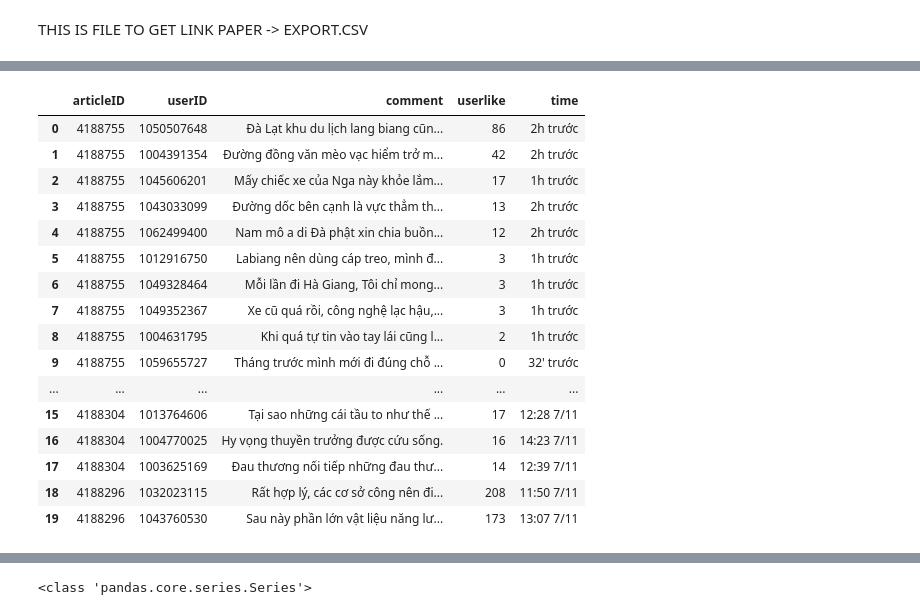
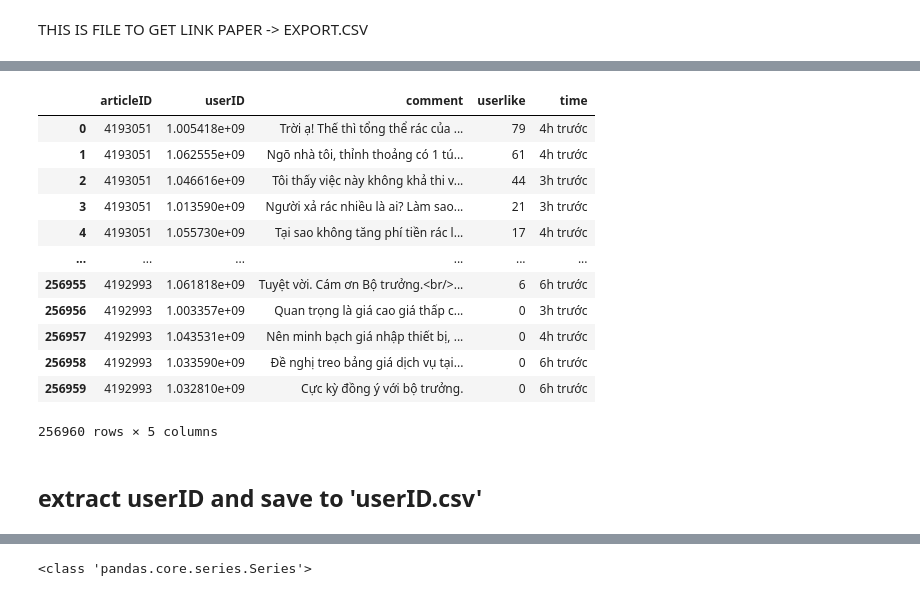
Before and after one commit to thuy4tbn99/crawl_vnexpress, a Jupyter notebook: scrapy_vnexpress/vnexpress/extract_itemcsv.ipynb, the cells around one changed output, grey strips where cells are left out. Drawn from its saved outputs; the diff is of its cells as text; code cells hidden in the pictures.

```diff
--- a/scrapy_vnexpress/vnexpress/extract_itemcsv.ipynb
+++ b/scrapy_vnexpress/vnexpress/extract_itemcsv.ipynb
@@ -47,25 +45,23 @@ Name: link, Length: 125, dtype: object
 # %%
 comment_data = pd.read_csv('./comment_article.csv')
 # %%
-comment_data.head(20)
+comment_data
 # %% [output]
 |  | articleID | userID | comment | userlike | time |
-| 0 | 4188755 | 1050507648 | Đà Lạt khu du lịch lang biang cũn... | 86 | 2h trước |
-| 1 | 4188755 | 1004391354 | Đường đồng văn mèo vạc hiểm trở m... | 42 | 2h trước |
-| 2 | 4188755 | 1045606201 | Mấy chiếc xe của Nga này khỏe lắm... | 17 | 1h trước |
-| 3 | 4188755 | 1043033099 | Đường dốc bên cạnh là vực thẳm th... | 13 | 2h trước |
-| 4 | 4188755 | 1062499400 | Nam mô a di Đà phật xin chia buồn... | 12 | 2h trước |
-| 5 | 4188755 | 1012916750 | Labiang nên dùng cáp treo, mình đ... | 3 | 1h trước |
-| 6 | 4188755 | 1049328464 | Mỗi lần đi Hà Giang, Tôi chỉ mong... | 3 | 1h trước |
-| 7 | 4188755 | 1049352367 | Xe cũ quá rồi, công nghệ lạc hậu,... | 3 | 1h trước |
-| 8 | 4188755 | 1004631795 | Khi quá tự tin vào tay lái cũng l... | 2 | 1h trước |
-| 9 | 4188755 | 1059655727 | Tháng trước mình mới đi đúng chỗ ... | 0 | 32' trước |
+| 0 | 4193051 | 1.005418e+09 | Trời ạ! Thế thì tổng thể rác của ... | 79 | 4h trước |
+| 1 | 4193051 | 1.062555e+09 | Ngõ nhà tôi, thỉnh thoảng có 1 tú... | 61 | 4h trước |
+| 2 | 4193051 | 1.046616e+09 | Tôi thấy việc này không khả thi v... | 44 | 3h trước |
+| 3 | 4193051 | 1.013590e+09 | Người xả rác nhiều là ai? Làm sao... | 21 | 3h trước |
+| 4 | 4193051 | 1.055730e+09 | Tại sao không tăng phí tiền rác l... | 17 | 4h trước |
 | ... | ... | ... | ... | ... | ... |
-| 15 | 4188304 | 1013764606 | Tại sao những cái tầu to như thế ... | 17 | 12:28 7/11 |
-| 16 | 4188304 | 1004770025 | Hy vọng thuyền trưởng được cứu sống. | 16 | 14:23 7/11 |
-| 17 | 4188304 | 1003625169 | Đau thương nối tiếp những đau thư... | 14 | 12:39 7/11 |
-| 18 | 4188296 | 1032023115 | Rất hợp lý, các cơ sở công nên đi... | 208 | 11:50 7/11 |
-| 19 | 4188296 | 1043760530 | Sau này phần lớn vật liệu năng lư... | 173 | 13:07 7/11 |
+| 256955 | 4192993 | 1.061818e+09 | Tuyệt vời. Cám ơn Bộ trưởng.<br/>... | 6 | 6h trước |
+| 256956 | 4192993 | 1.003357e+09 | Quan trọng là giá cao giá thấp c... | 0 | 3h trước |
+| 256957 | 4192993 | 1.043531e+09 | Nên minh bạch giá nhập thiết bị, ... | 0 | 4h trước |
+| 256958 | 4192993 | 1.033590e+09 | Đề nghị treo bảng giá dịch vụ tại... | 0 | 6h trước |
+| 256959 | 4192993 | 1.032810e+09 | Cực kỳ đồng ý với bộ trưởng. | 0 | 6h trước |
+256960 rows × 5 columns
+# %% [markdown]
+## extract userID and save to 'userID.csv'
 # %%
 df_userID = comment_data['userID']
 # %%
```
Also changed, not shown: parts of 26 cells of this notebook, 14 other files.
